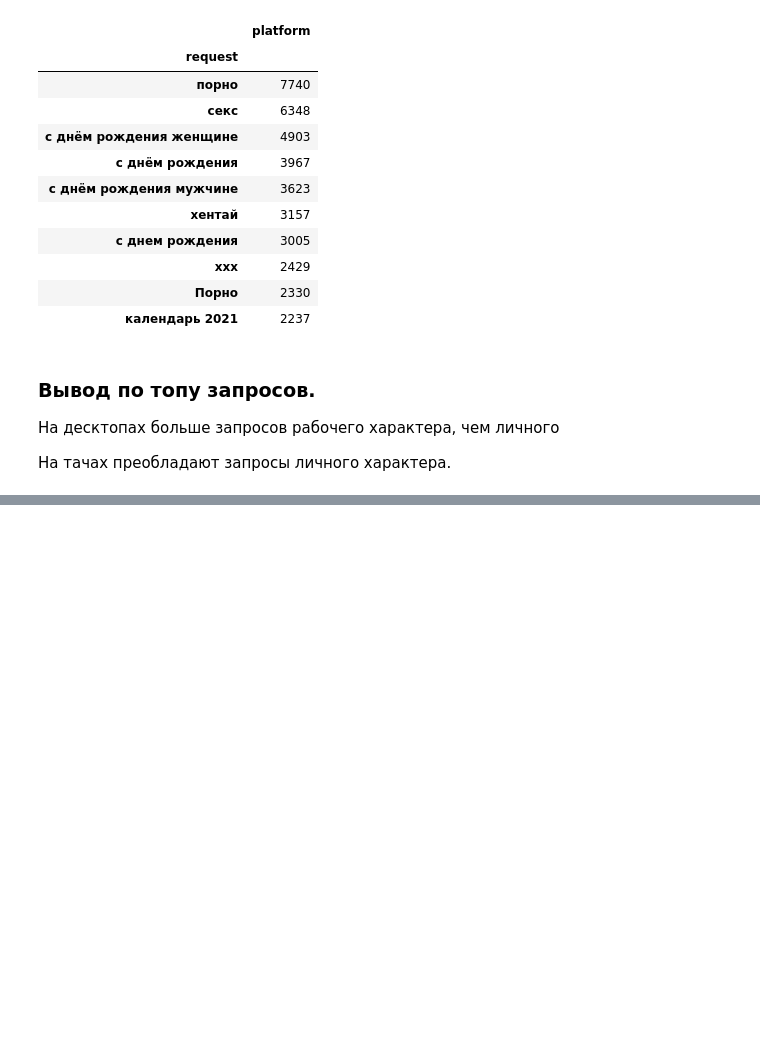
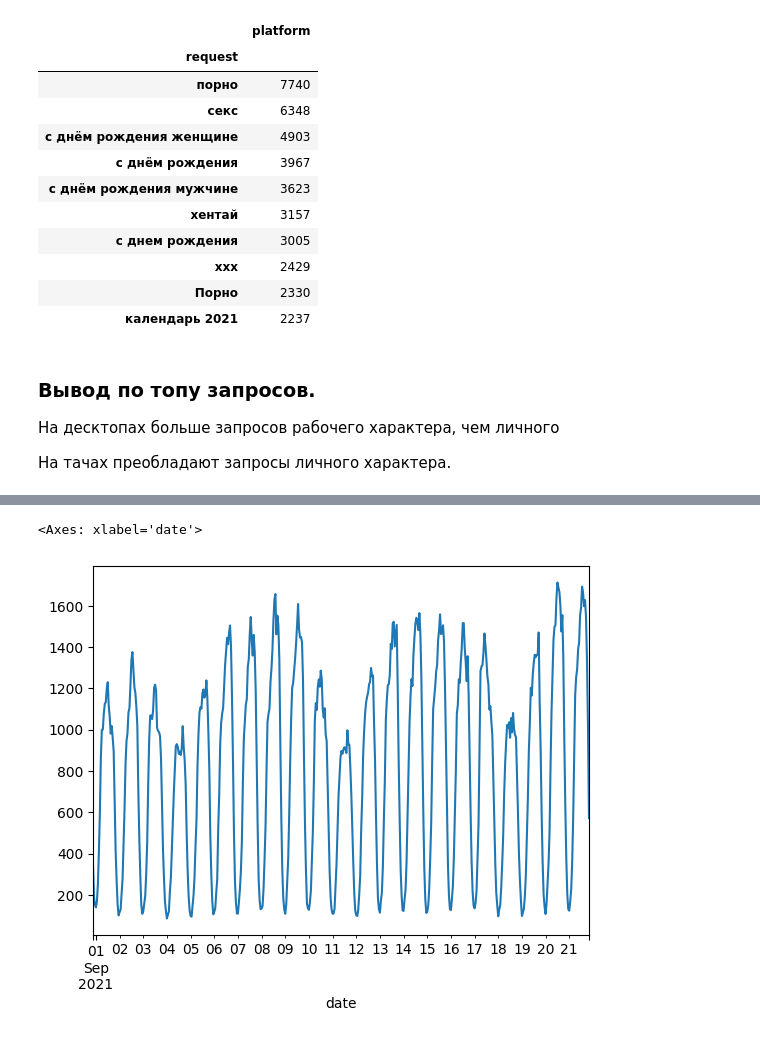
Before and after one commit to smallslowtank/product_analytics, a Jupyter notebook: test.ipynb, the cells around one changed output, grey strips where cells are left out. Drawn from its saved outputs; the diff is of its cells as text; code cells hidden in the pictures; blank space fills up the shorter version.

```diff
--- a/test.ipynb
+++ b/test.ipynb
@@ -117,0 +138,6 @@ yandex_images[yandex_images.platform == "touch"].groupby('request', as_index=Tru
+# %%
+# Количество запросов по часам для десктопов
+yandex_images[yandex_images.platform == "desktop"].resample('h').request.count().plot()
+# %% [output]
+<Axes: xlabel='date'>
+[figure, added]
```
Also changed, not shown: parts of 5 cells of this notebook.
